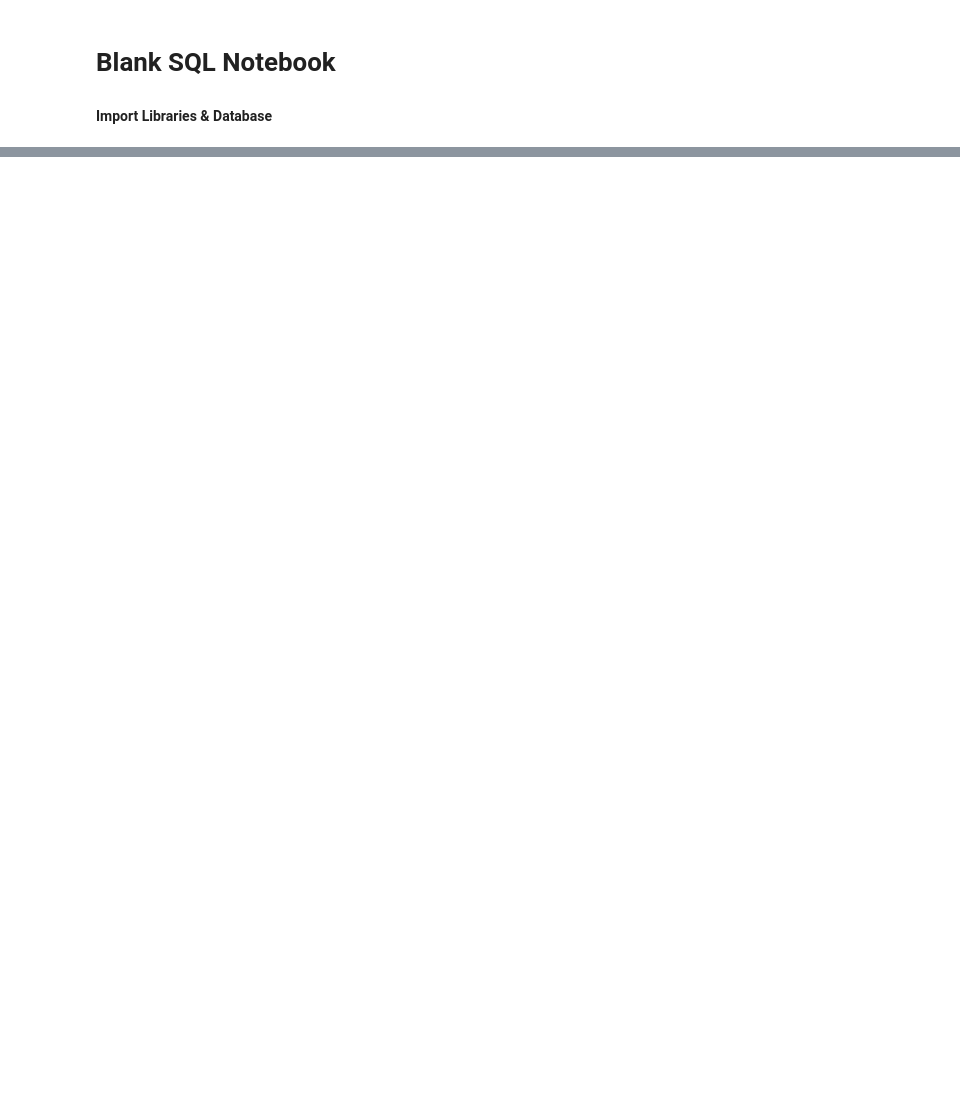
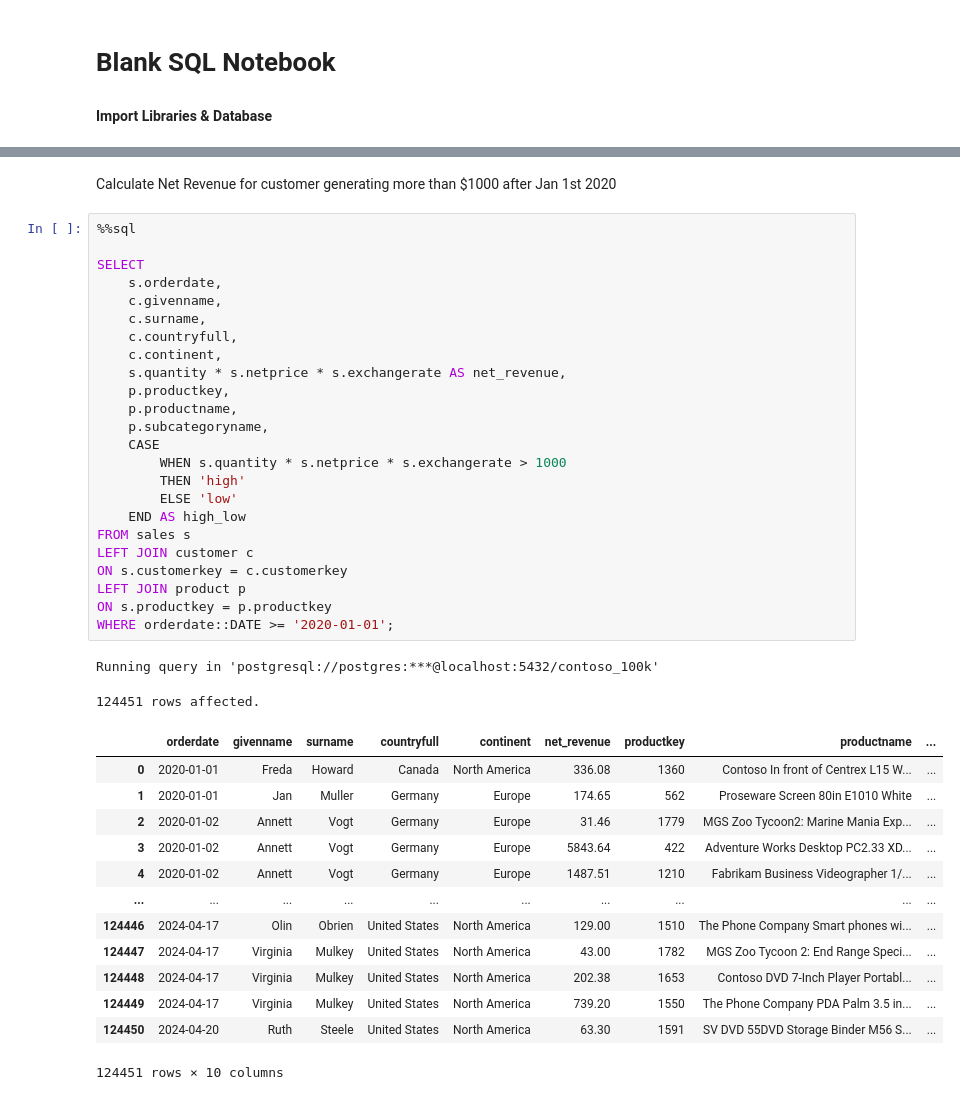
Before and after one commit to syedmohiuddiny01-data/postgresql-data-analytics, a Jupyter notebook: 01_SQL_Practice.ipynb, the cells around one changed output, grey strips where cells are left out. Saved outputs shown, nothing was run; the diff lists cells and outputs as text; blank space fills up the shorter version.

Commit message:
Net_Revenues

```diff
--- a/01_SQL_Practice.ipynb
+++ b/01_SQL_Practice.ipynb
@@ -57,0 +215,42 @@ Connecting and switching to connection 'postgresql://postgres:***@localhost:5432
+# %% [markdown]
+Calculate Net Revenue for customer generating more than $1000 after Jan 1st 2020
+# %%
+%%sql
+
+SELECT
+    s.orderdate,
+    c.givenname,
+    c.surname,
+    c.countryfull,
+    c.continent,
+    s.quantity * s.netprice * s.exchangerate AS net_revenue,
+    p.productkey,
+    p.productname,
+    p.subcategoryname,
+    CASE
+        WHEN s.quantity * s.netprice * s.exchangerate > 1000
+        THEN 'high'
+        ELSE 'low'
+    END AS high_low
+FROM sales s
+LEFT JOIN customer c
+ON s.customerkey = c.customerkey
+LEFT JOIN product p
+ON s.productkey = p.productkey
+WHERE orderdate::DATE >= '2020-01-01';
+# %% [output]
+Running query in 'postgresql://postgres:***@localhost:5432/contoso_100k'
+124451 rows affected.
+|  | orderdate | givenname | surname | countryfull | continent | net_revenue | productkey | productname | ... |
+| 0 | 2020-01-01 | Freda | Howard | Canada | North America | 336.08 | 1360 | Contoso In front of Centrex L15 W... | ... |
+| 1 | 2020-01-01 | Jan | Muller | Germany | Europe | 174.65 | 562 | Proseware Screen 80in E1010 White | ... |
+| 2 | 2020-01-02 | Annett | Vogt | Germany | Europe | 31.46 | 1779 | MGS Zoo Tycoon2: Marine Mania Exp... | ... |
+| 3 | 2020-01-02 | Annett | Vogt | Germany | Europe | 5843.64 | 422 | Adventure Works Desktop PC2.33 XD... | ... |
+| 4 | 2020-01-02 | Annett | Vogt | Germany | Europe | 1487.51 | 1210 | Fabrikam Business Videographer 1/... | ... |
+| ... | ... | ... | ... | ... | ... | ... | ... | ... | ... |
+| 124446 | 2024-04-17 | Olin | Obrien | United States | North America | 129.00 | 1510 | The Phone Company Smart phones wi... | ... |
+| 124447 | 2024-04-17 | Virginia | Mulkey | United States | North America | 43.00 | 1782 | MGS Zoo Tycoon 2: End Range Speci... | ... |
+| 124448 | 2024-04-17 | Virginia | Mulkey | United States | North America | 202.38 | 1653 | Contoso DVD 7-Inch Player Portabl... | ... |
+| 124449 | 2024-04-17 | Virginia | Mulkey | United States | North America | 739.20 | 1550 | The Phone Company PDA Palm 3.5 in... | ... |
+| 124450 | 2024-04-20 | Ruth | Steele | United States | North America | 63.30 | 1591 | SV DVD 55DVD Storage Binder M56 S... | ... |
+124451 rows × 10 columns
```
Also changed, not shown: parts of 19 cells of this notebook.
